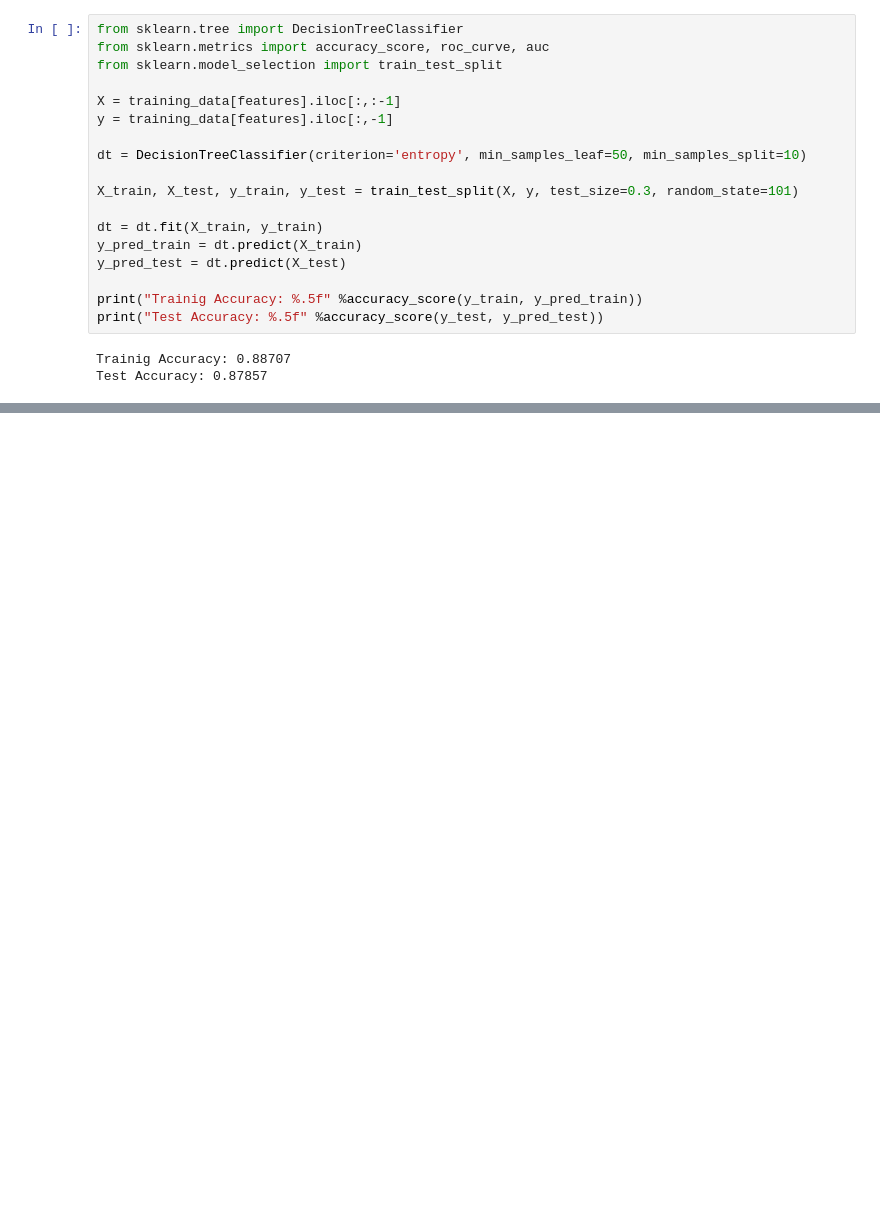
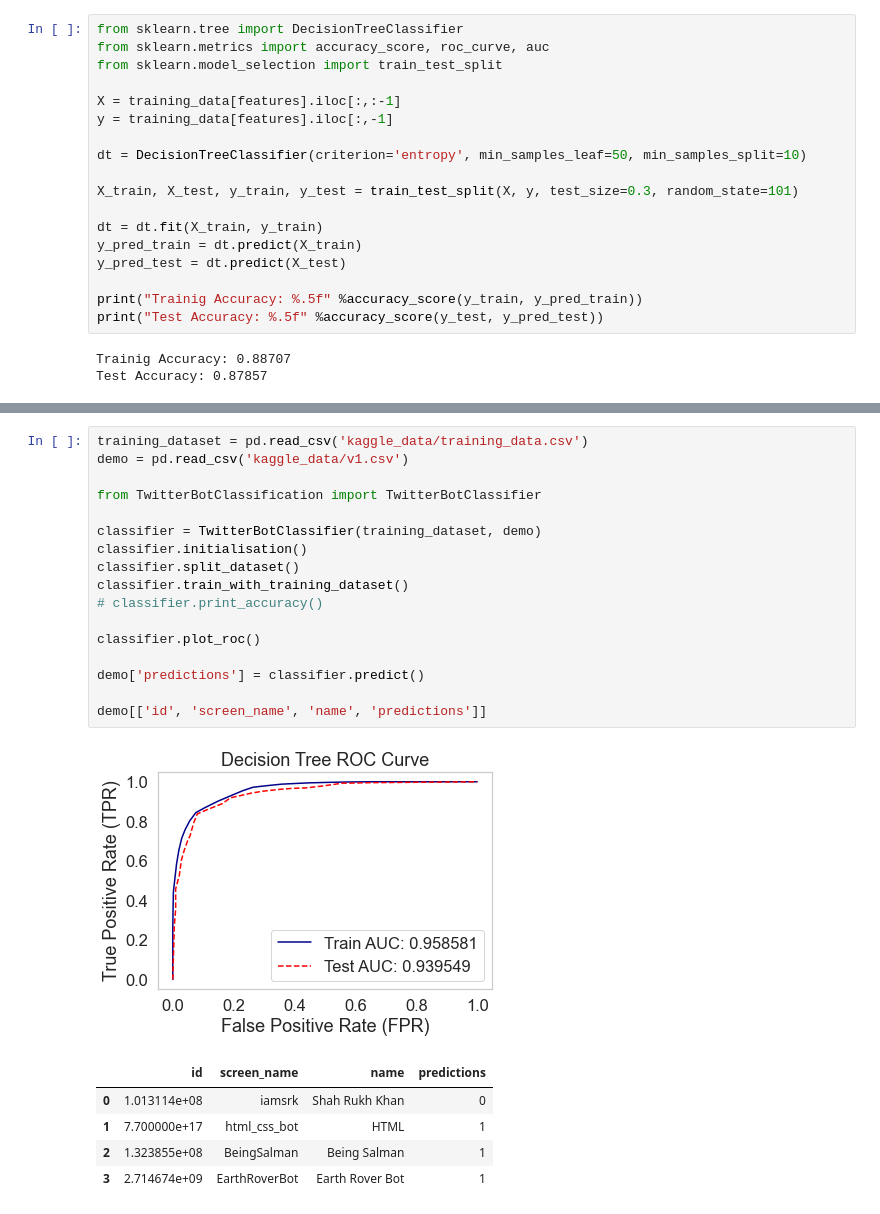
Before and after one commit to pr33tham/TwitterBotsvsHumans, a Jupyter notebook: Twitter_BotsVsHumans-FinalProposal.ipynb, the cells around one changed output, grey strips where cells are left out. Cells and saved outputs as stored; diff of their text form; blank space fills up the shorter version.

```diff
--- a/Twitter_BotsVsHumans-FinalProposal.ipynb
+++ b/Twitter_BotsVsHumans-FinalProposal.ipynb
@@ -303,0 +295,24 @@ Test Accuracy: 0.87857
+# %%
+training_dataset = pd.read_csv('kaggle_data/training_data.csv')
+demo = pd.read_csv('kaggle_data/v1.csv')
+
+from TwitterBotClassification import TwitterBotClassifier
+
+classifier = TwitterBotClassifier(training_dataset, demo)
+classifier.initialisation()
+classifier.split_dataset()
+classifier.train_with_training_dataset()
+# classifier.print_accuracy()
+
+classifier.plot_roc()
+
+demo['predictions'] = classifier.predict()
+
+demo[['id', 'screen_name', 'name', 'predictions']]
+# %% [output]
+[figure, added]
+|  | id | screen_name | name | predictions |
+| 0 | 1.013114e+08 | iamsrk | Shah Rukh Khan | 0 |
+| 1 | 7.700000e+17 | html_css_bot | HTML | 1 |
+| 2 | 1.323855e+08 | BeingSalman | Being Salman | 1 |
+| 3 | 2.714674e+09 | EarthRoverBot | Earth Rover Bot | 1 |
```
Also changed, not shown: parts of 2 cells of this notebook, 23 other files.
